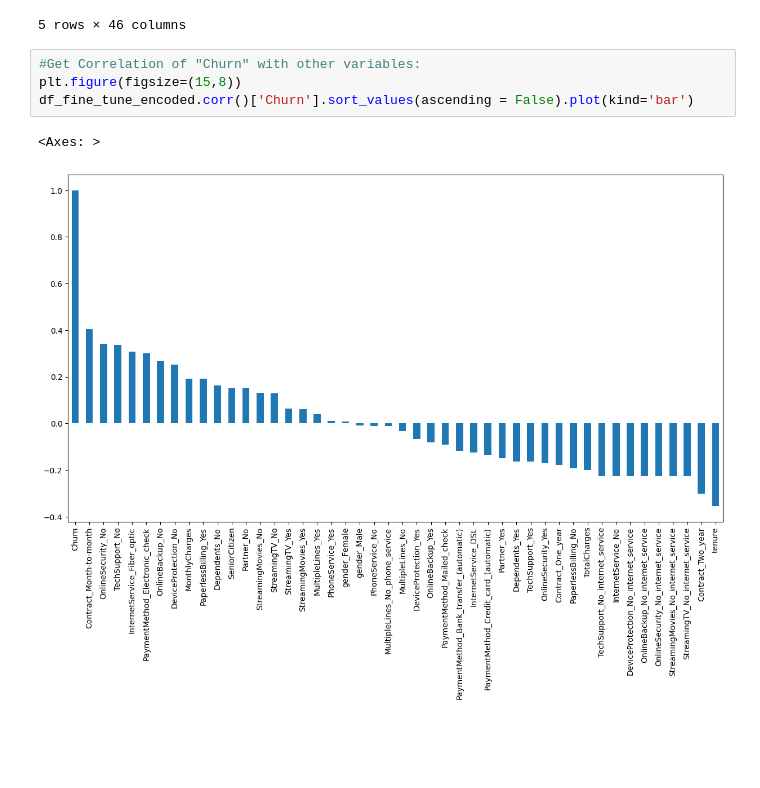
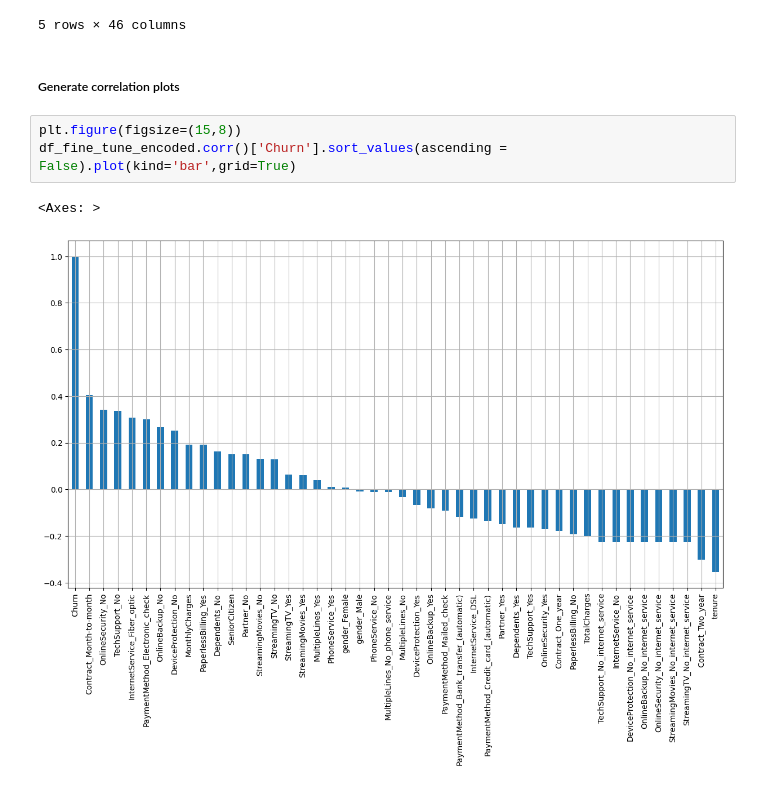
Before and after one commit to shanky474/pfizer_case_study_customer_churn, a Jupyter notebook: Customer_Churn_EDA.ipynb, the cells around one changed output. Saved outputs shown, nothing was run; the diff lists cells and outputs as text; blank space fills up the shorter version.

```diff
--- a/Customer_Churn_EDA.ipynb
+++ b/Customer_Churn_EDA.ipynb
@@ -158,10 +159,11 @@ df_fine_tune_encoded.head()
 | 3 | 0 | 45 | 42.30 | 1840.75 | 0 | 0 | 1 | 1 | ... |
 | 4 | 0 | 2 | 70.70 | 151.65 | 1 | 1 | 0 | 1 | ... |
 5 rows × 46 columns
+# %% [markdown]
+##### Generate correlation plots
 # %%
-#Get Correlation of "Churn" with other variables:
 plt.figure(figsize=(15,8))
-df_fine_tune_encoded.corr()['Churn'].sort_values(ascending = False).plot(kind='bar')
+df_fine_tune_encoded.corr()['Churn'].sort_values(ascending = False).plot(kind='bar',grid=True)
 # %% [output]
 <Axes: >
-[figure, old version]
+[figure, new version]
```
Also changed, not shown: parts of 8 cells of this notebook.
